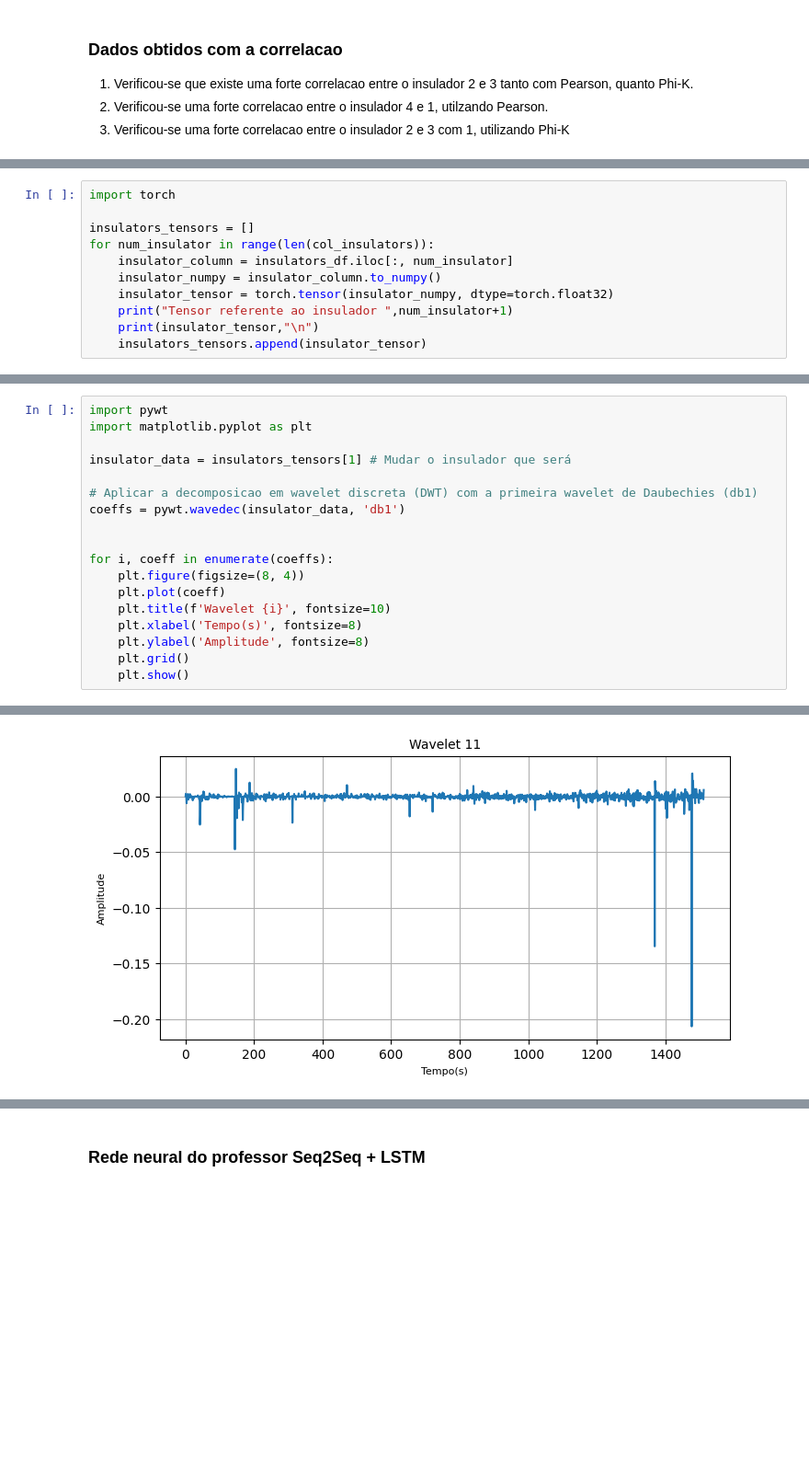
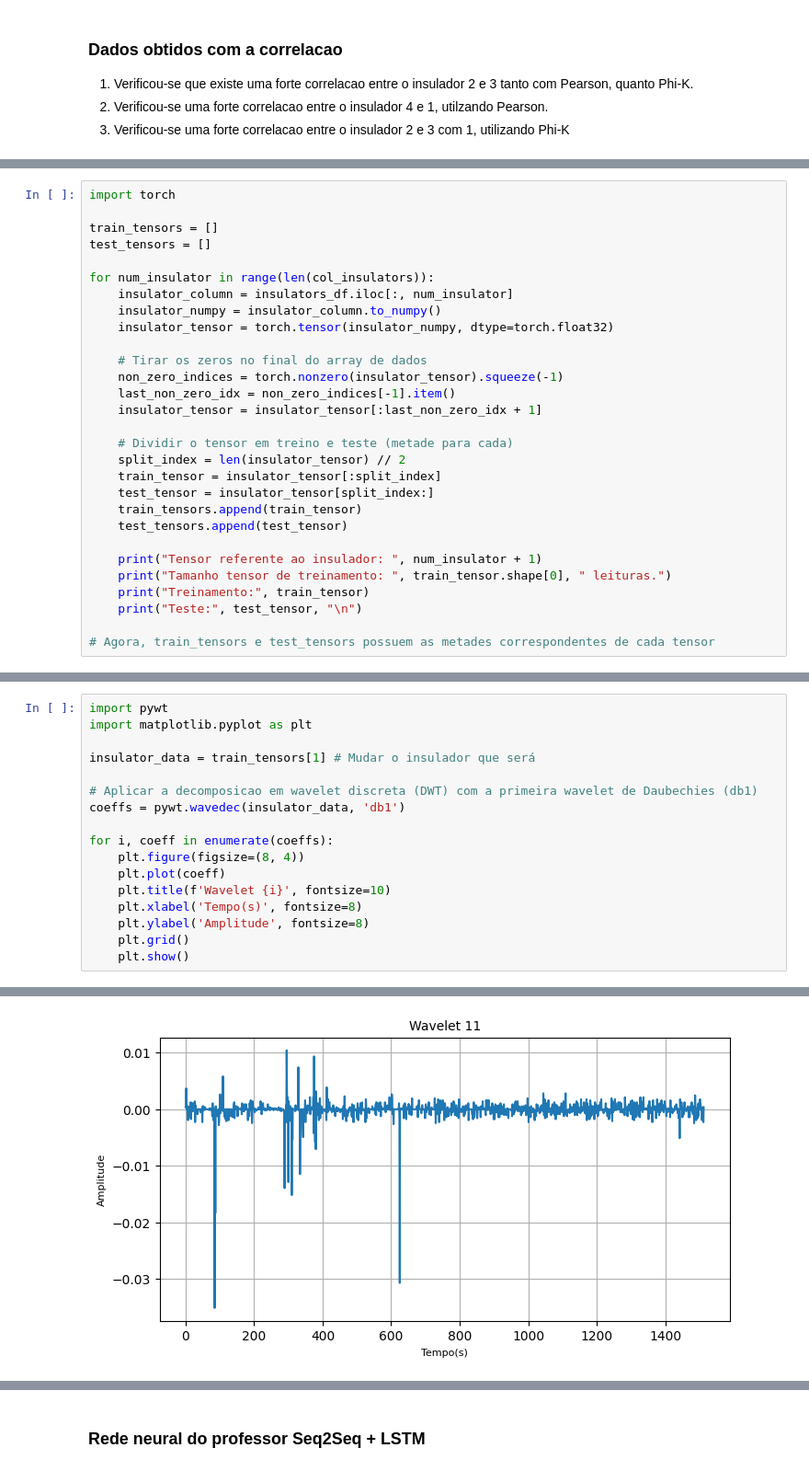
Before and after one commit to LeleoJs/NeuralNet-Seq2Seq-LSTM-Attention-, a Jupyter notebook: trabalho_analise_dados.ipynb, the cells around one changed output, grey strips where cells are left out. Shown at 92% size. Cells and saved outputs as stored; diff of their text form; blank space fills up the shorter version.

```diff
--- a/trabalho_analise_dados.ipynb
+++ b/trabalho_analise_dados.ipynb
@@ -56,11 +55,0 @@ interval columns not set, guessing: ['Insulador 1', 'Insulador 2', 'Insulador 3'
-# %%
-import torch
-
-insulators_tensors = []
-for num_insulator in range(len(col_insulators)):
-    insulator_column = insulators_df.iloc[:, num_insulator]
-    insulator_numpy = insulator_column.to_numpy()
-    insulator_tensor = torch.tensor(insulator_numpy, dtype=torch.float32)
-    print("Tensor referente ao insulador ",num_insulator+1)
-    print(insulator_tensor,"\n")
-    insulators_tensors.append(insulator_tensor)
@@ -84,0 +59,29 @@ tensor([0.0350, 0.0350, 0.0350,  ..., 0.0000, 0.0000, 0.0000])
+# %%
+import torch
+
+train_tensors = []
+test_tensors = []
+
+for num_insulator in range(len(col_insulators)):
+    insulator_column = insulators_df.iloc[:, num_insulator]
+    insulator_numpy = insulator_column.to_numpy()
+    insulator_tensor = torch.tensor(insulator_numpy, dtype=torch.float32)
+
+    # Tirar os zeros no final do array de dados
+    non_zero_indices = torch.nonzero(insulator_tensor).squeeze(-1)
+    last_non_zero_idx = non_zero_indices[-1].item()
+    insulator_tensor = insulator_tensor[:last_non_zero_idx + 1]
+
+    # Dividir o tensor em treino e teste (metade para cada)
+    split_index = len(insulator_tensor) // 2
+    train_tensor = insulator_tensor[:split_index]
+    test_tensor = insulator_tensor[split_index:]
+    train_tensors.append(train_tensor)
+    test_tensors.append(test_tensor)
+
+    print("Tensor referente ao insulador: ", num_insulator + 1)
+    print("Tamanho tensor de treinamento: ", train_tensor.shape[0], " leituras.")
+    print("Treinamento:", train_tensor)
+    print("Teste:", test_tensor, "\n")
+
+# Agora, train_tensors e test_tensors possuem as metades correspondentes de cada tensor
@@ -89,11 +110,10 @@ Tentativa com Wavelet
 import pywt
 import matplotlib.pyplot as plt
 
-insulator_data = insulators_tensors[1] # Mudar o insulador que será
+insulator_data = train_tensors[1] # Mudar o insulador que será
 
 # Aplicar a decomposicao em wavelet discreta (DWT) com a primeira wavelet de Daubechies (db1)
 coeffs = pywt.wavedec(insulator_data, 'db1')
-
 
 for i, coeff in enumerate(coeffs):
     plt.figure(figsize=(8, 4))
@@ -118 +138 @@ for i, coeff in enumerate(coeffs):
-[figure, old version]
+[figure, new version]
```
Also changed, not shown: parts of 10 cells of this notebook, 1 other file.
